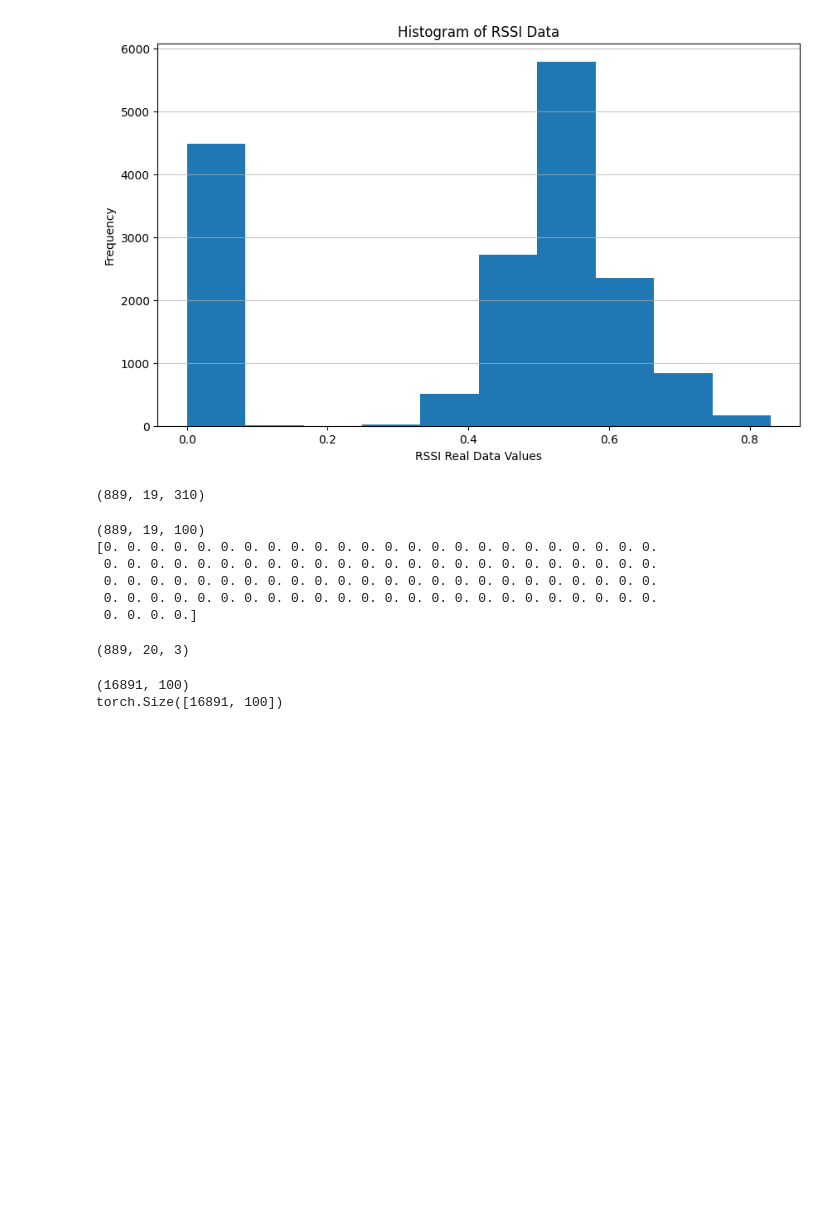
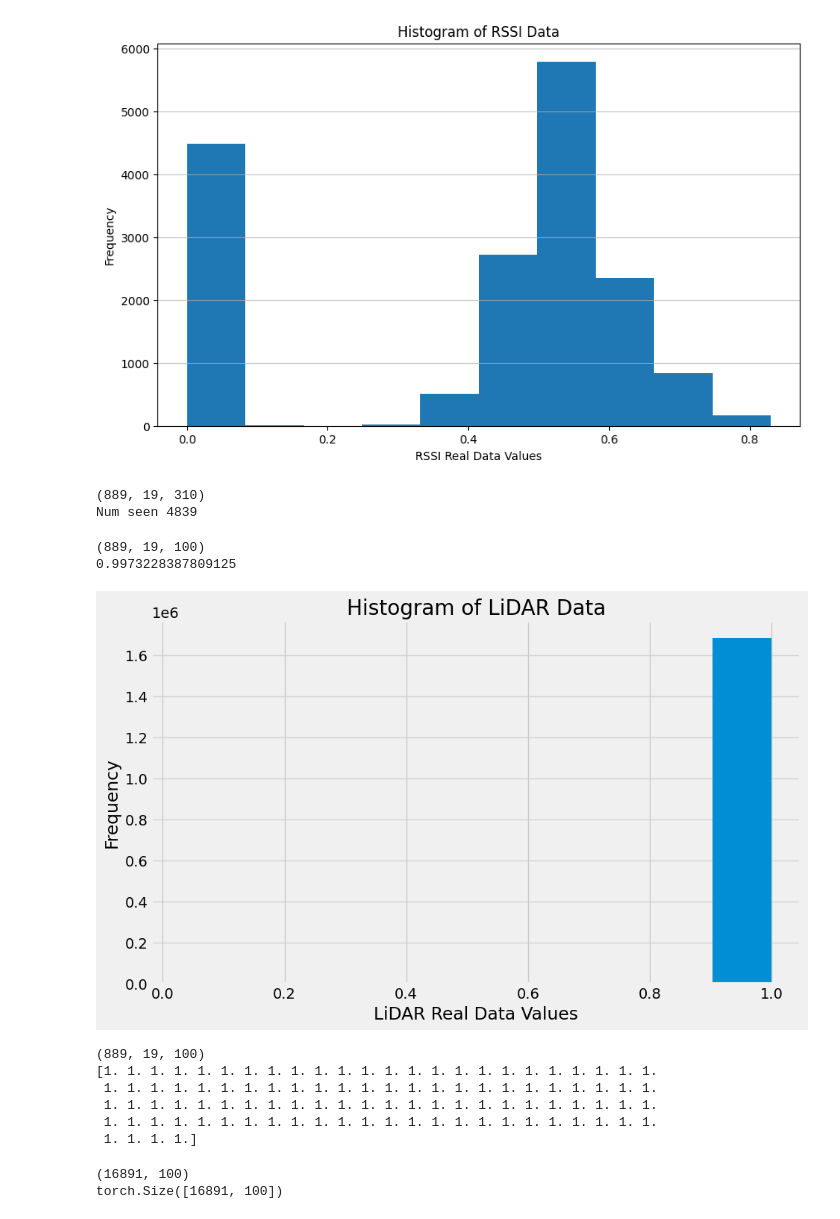
Before and after one commit to patorrad/sionna_dataset_generator, a Jupyter notebook: lidar-embedding.ipynb, the cells around one changed output. Drawn from its saved outputs; the diff is of its cells as text; code cells hidden in the pictures; blank space fills up the shorter version.

```diff
--- a/lidar-embedding.ipynb
+++ b/lidar-embedding.ipynb
@@ -54,21 +65,27 @@ plt.show()
 # %%
 ## Converting lidar to range data
 #HAVE TO TRY RUNNING THIS ON UNNORMALIZED LIDAR DATA
-import math
+print(data.shape)
 
-print(data.shape)
+count = 0
+
+def normalize_range(x, minx=0, maxx=100):
+    return (x - minx) / (maxx - minx)
 
 def distance(x, y):
     dist = (x[0]-y[0])**2 + (x[1]-y[1])**2 + (x[2]-y[2])**2
-    # print(dist)
     if math.isinf(dist):
-       dist = 0
+       return 100
+
+    global count
+    count += 1
+    # print(math.sqrt(dist))
     return math.sqrt(dist)
 
 def getRange(position, lidar):
     range_data = []
     for i in range(len(lidar)):
-        dist = distance(position, lidar[i])
+        dist = normalize_range(distance(position, lidar[i]))
         range_data.append(dist)
 
     return np.array(range_data)
@@ -81,47 +98,42 @@ for i in range(data.shape[0]):
         lidar_range = np.concatenate((lidar_range, range_data), axis=0)
 
 lidar_range = lidar_range.reshape(data.shape[0], data.shape[1], -1)
+print("Num seen " + str(count))
 # %% [output]
 (889, 19, 310)
+Num seen 4839
+# %%
+print(lidar_range.shape) # 889, 19, 100
+print(np.mean(lidar_range.flatten()))
+
+# Compute the histogram
+hist, bin_edges = np.histogram(lidar_range.flatten(), bins=10)
+
+# Plot the histogram using bar
+plt.figure(figsize=(10, 6))
+bin_centers = (bin_edges[:-1] + bin_edges[1:]) / 2
+plt.bar(bin_centers, hist, width=np.diff(bin_edges), align='center')
+plt.title('Histogram of LiDAR Data')
+plt.xlabel('LiDAR Real Data Values')
+plt.ylabel('Frequency')
+plt.grid(axis='y', alpha=0.75)
+plt.show()
+# %% [output]
+(889, 19, 100)
+0.9973228387809125
+[figure, added]
 # %%
 print(lidar_range.shape)
-print(lidar_range[1][0])
+print(lidar_range[100][0])
 # print(lidar[1][0])
 # print(lidar_range[1])
 # %% [output]
 (889, 19, 100)
-[0. 0. 0. 0. 0. 0. 0. 0. 0. 0. 0. 0. 0. 0. 0. 0. 0. 0. 0. 0. 0. 0. 0. 0.
- 0. 0. 0. 0. 0. 0. 0. 0. 0. 0. 0. 0. 0. 0. 0. 0. 0. 0. 0. 0. 0. 0. 0. 0.
- 0. 0. 0. 0. 0. 0. 0. 0. 0. 0. 0. 0. 0. 0. 0. 0. 0. 0. 0. 0. 0. 0. 0. 0.
- 0. 0. 0. 0. 0. 0. 0. 0. 0. 0. 0. 0. 0. 0. 0. 0. 0. 0. 0. 0. 0. 0. 0. 0.
- 0. 0. 0. 0.]
+[1. 1. 1. 1. 1. 1. 1. 1. 1. 1. 1. 1. 1. 1. 1. 1. 1. 1. 1. 1. 1. 1. 1. 1.
+ 1. 1. 1. 1. 1. 1. 1. 1. 1. 1. 1. 1. 1. 1. 1. 1. 1. 1. 1. 1. 1. 1. 1. 1.
+ 1. 1. 1. 1. 1. 1. 1. 1. 1. 1. 1. 1. 1. 1. 1. 1. 1. 1. 1. 1. 1. 1. 1. 1.
+ 1. 1. 1. 1. 1. 1. 1. 1. 1. 1. 1. 1. 1. 1. 1. 1. 1. 1. 1. 1. 1. 1. 1. 1.
+ 1. 1. 1. 1.]
-# %%
-trajectories = np.load('trajectories_1000.npy')
-print(trajectories.shape)
-
-def max_lidar_distance(points, loc, max_dist):
-    updated_PC = []
-    for i in range(len(points)):
-        if (np.linalg.norm(loc - points[i]) <= max_dist):
-            updated_PC.append(points[i])
-        else:
-            updated_PC.append(np.array([float('inf'), float('inf'), float('inf')]))
-    return np.array(updated_PC)
-
-def normalize_pc(points):
-    # data that does not include all the infinites (just for calculating the mean and furthest_distance)
-    cleaned_data = np.array(points[np.where(points[:, 0] != float('inf'))], dtype="float32")
-    if (len(cleaned_data) == 0):
-        return points
-
-    centroid = np.mean(cleaned_data, axis=0)
-    points -= centroid
-    furthest_distance = np.max(np.sqrt(np.sum(abs(cleaned_data)**2,axis=-1)))
-    points /= furthest_distance
-
-    return np.array(points, dtype=np.float32)
-# %% [output]
-(889, 20, 3)
 # %%
 # SIMPLE LIDAR MODEL THAT USES LIDAR RANGE DATA
 #https://medium.com/we-talk-data/pytorchs-sequential-3974f27c714e
```
Also changed, not shown: parts of 15 cells of this notebook.
